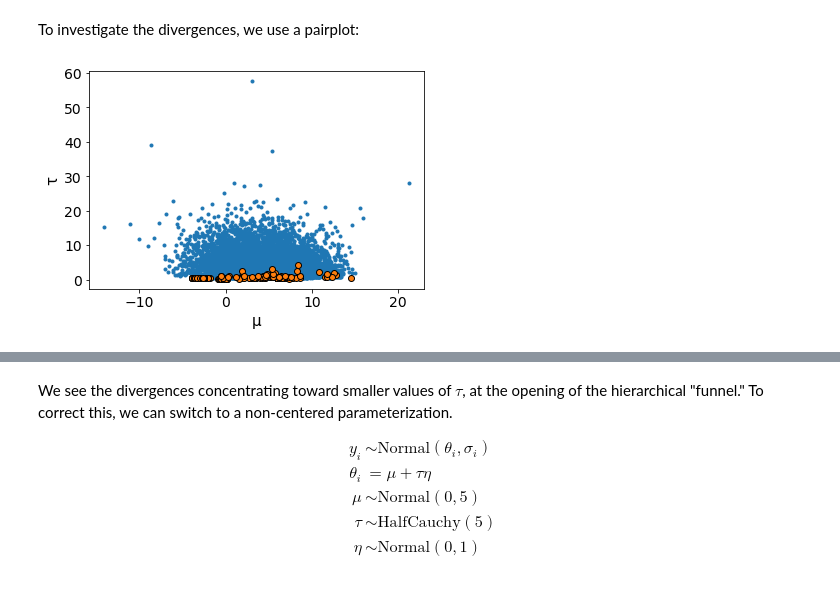
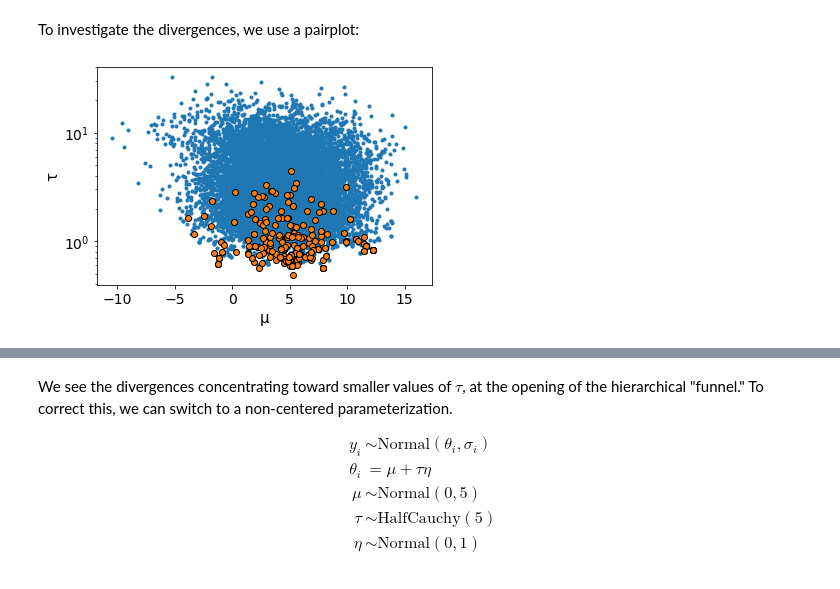
Before and after one commit to mpdylan/INFO510-public, a Jupyter notebook: notebooks/normal_models/eight_schools.ipynb, the cells around one changed output, grey strips where cells are left out. Drawn from its saved outputs; the diff is of its cells as text; code cells hidden in the pictures.

```diff
--- a/notebooks/normal_models/eight_schools.ipynb
+++ b/notebooks/normal_models/eight_schools.ipynb
@@ -59,7 +59,7 @@ with pm.Model() as centered_model:
     # Data likelihood
     y_ = pm.Normal('y', mu = θ, sigma = schools['SE'], observed = schools['Effect'])
 
-    centered_trace = pm.sample(3000, chains=4, target_accept = 0.95, return_inferencedata=True)
+    centered_trace = pm.sample(3000, chains=4, target_accept = 0.9, return_inferencedata=True)
 # %% [output]
 Auto-assigning NUTS sampler...
 Initializing NUTS using jitter+adapt_diag...
@@ -86,5 +83,6 @@ To investigate the divergences, we use a pairplot:
 # %%
 with centered_model:
     az.plot_pair(centered_trace, divergences=True, var_names = ['μ', 'τ'])
+    plt.yscale('log')
 # %% [output]
-[figure, old version]
+[figure, new version]
```
Also changed, not shown: parts of 10 cells of this notebook, 4 other files.
